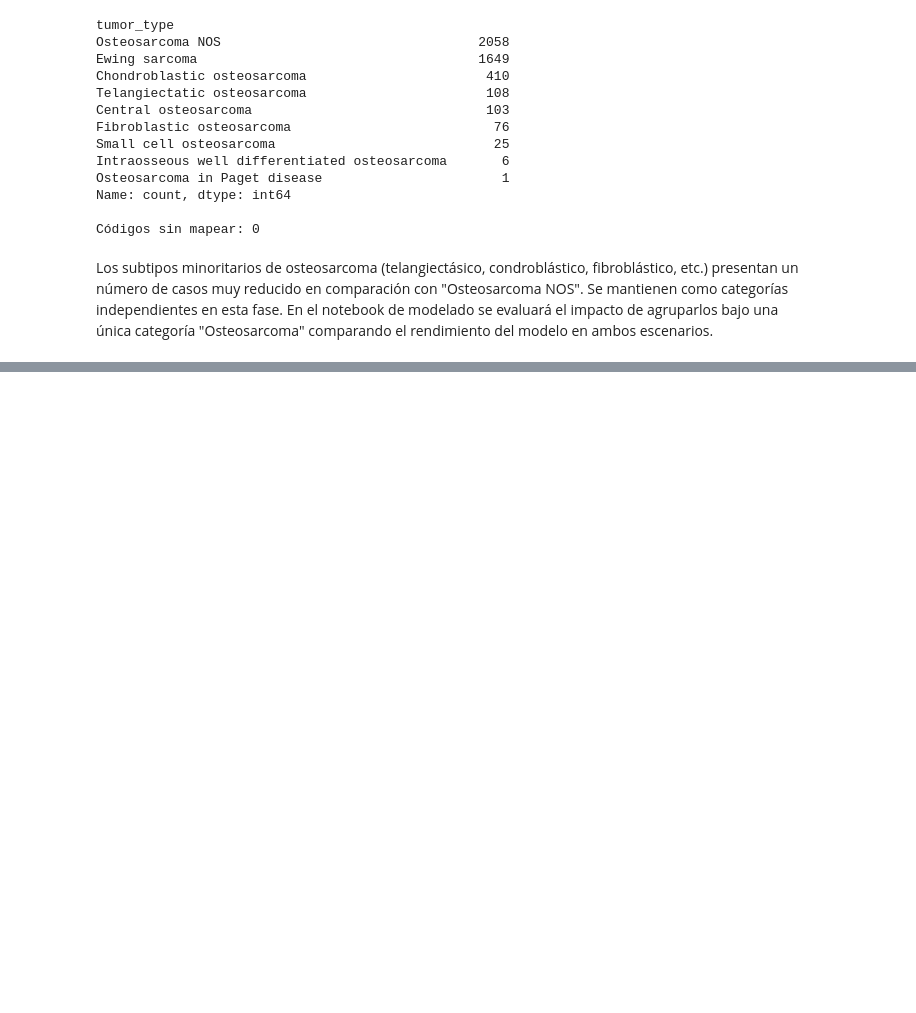
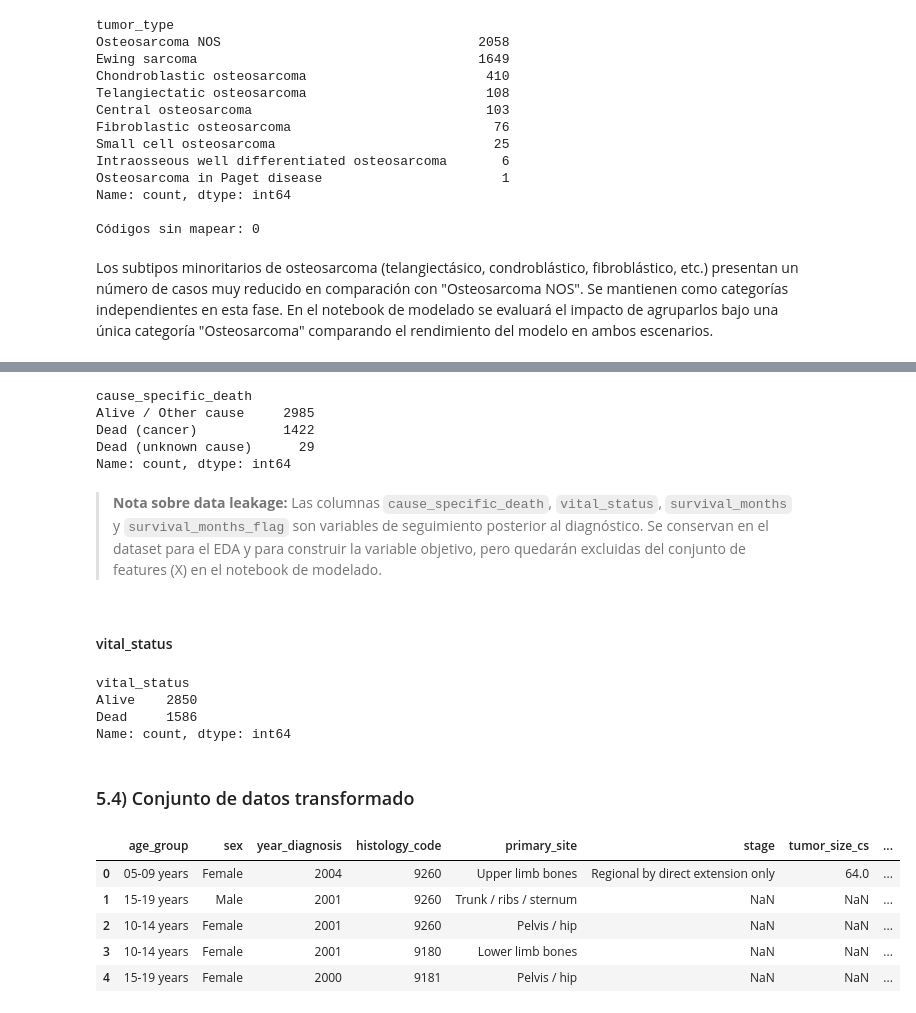
Before and after one commit to alonsocg5/TFM_Alonso_Castanon, a Jupyter notebook: notebooks/01_EDA_limpieza.ipynb, the cells around one changed output, grey strips where cells are left out. Saved outputs shown, nothing was run; the diff lists cells and outputs as text; code cells hidden in the pictures; blank space fills up the shorter version.

Commit message:
EDA: clasificación de variables, conversión de tipos y mapeo de códigos

```diff
--- a/notebooks/01_EDA_limpieza.ipynb
+++ b/notebooks/01_EDA_limpieza.ipynb
@@ -350,0 +610,5 @@ Los subtipos minoritarios de osteosarcoma (telangiectásico, condroblástico, fi
+# %%
+# Categórica nominal con 2 valores
+df['chemotherapy'] = pd.Categorical(df['chemotherapy'])
+
+print(df['chemotherapy'].value_counts(dropna=False))
@@ -350,0 +622,13 @@ Los subtipos minoritarios de osteosarcoma (telangiectásico, condroblástico, fi
+# %%
+# Simplificación a códigos cortos
+flag_map = {
+    'Complete dates are available and there are more than 0 days of survival': 'complete',
+    'Complete dates are available and there are 0 days of survival': 'complete_zero',
+    'Incomplete dates are available and there cannot be zero days of follow-up': 'incomplete',
+    'Incomplete dates are available and there could be zero days of follow-up': 'incomplete_zero',
+}
+
+df['survival_months_flag'] = df['survival_months_flag'].map(flag_map)
+df['survival_months_flag'] = pd.Categorical(df['survival_months_flag'])
+
+print(df['survival_months_flag'].value_counts(dropna=False))
@@ -350,0 +646,44 @@ Los subtipos minoritarios de osteosarcoma (telangiectásico, condroblástico, fi
+# %%
+# Simplificación a códigos cortos
+
+cause_map = {
+    'Alive or dead of other cause': 'Alive / Other cause',
+    'Dead (attributable to this cancer dx)': 'Dead (cancer)',
+    'Dead (missing/unknown COD)': 'Dead (unknown cause)',
+}
+
+df['cause_specific_death'] = df['cause_specific_death'].map(cause_map)
+df['cause_specific_death'] = pd.Categorical(df['cause_specific_death'])
+
+print(df['cause_specific_death'].value_counts(dropna=False))
+# %% [output]
+cause_specific_death
+Alive / Other cause     2985
+Dead (cancer)           1422
+Dead (unknown cause)      29
+Name: count, dtype: int64
+# %% [markdown]
+> **Nota sobre data leakage:** Las columnas `cause_specific_death`, `vital_status`, `survival_months` y `survival_months_flag` son variables de seguimiento posterior al diagnóstico. Se conservan en el dataset para el EDA y para construir la variable objetivo, pero quedarán excluidas del conjunto de features (X) en el notebook de modelado.
+# %% [markdown]
+#### vital_status
+# %%
+# Categórica nominal, con 2 valores
+df['vital_status'] = pd.Categorical(df['vital_status'])
+
+print(df['vital_status'].value_counts(dropna=False))
+# %% [output]
+vital_status
+Alive    2850
+Dead     1586
+Name: count, dtype: int64
+# %% [markdown]
+### 5.4) Conjunto de datos transformado
+# %%
+df.head(5)
+# %% [output]
+|  | age_group | sex | year_diagnosis | histology_code | primary_site | stage | tumor_size_cs | ... |
+| 0 | 05-09 years | Female | 2004 | 9260 | Upper limb bones | Regional by direct extension only | 64.0 | ... |
+| 1 | 15-19 years | Male | 2001 | 9260 | Trunk / ribs / sternum | NaN | NaN | ... |
+| 2 | 10-14 years | Female | 2001 | 9260 | Pelvis / hip | NaN | NaN | ... |
+| 3 | 10-14 years | Female | 2001 | 9180 | Lower limb bones | NaN | NaN | ... |
+| 4 | 15-19 years | Female | 2000 | 9181 | Pelvis / hip | NaN | NaN | ... |
```
Also changed, not shown: parts of 20 cells of this notebook.
